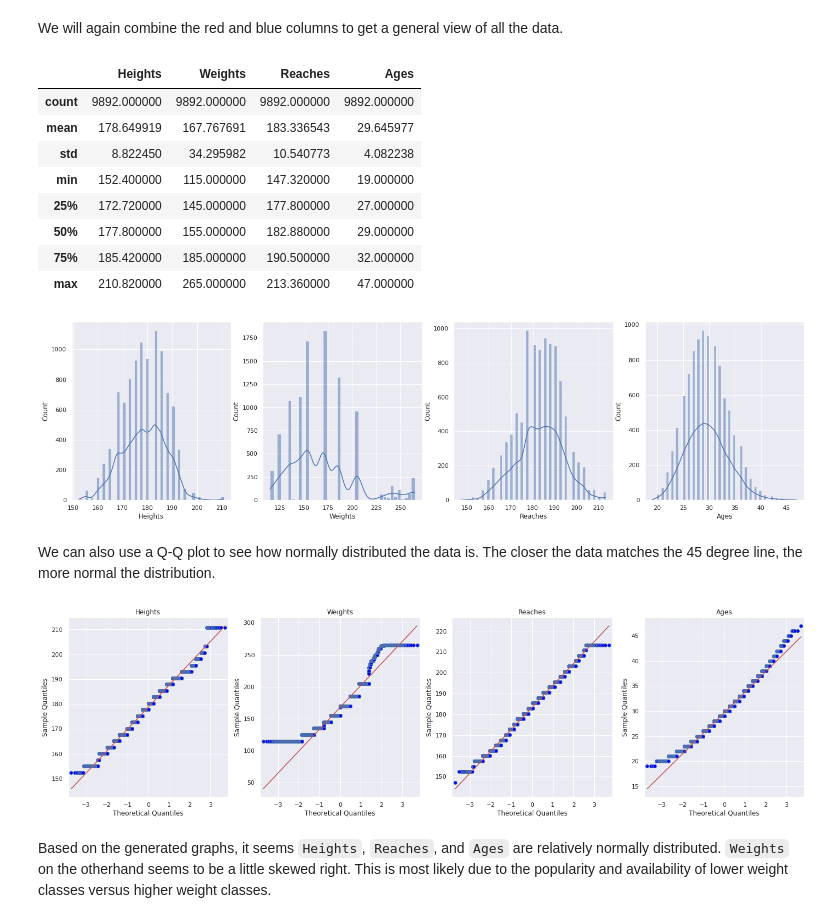
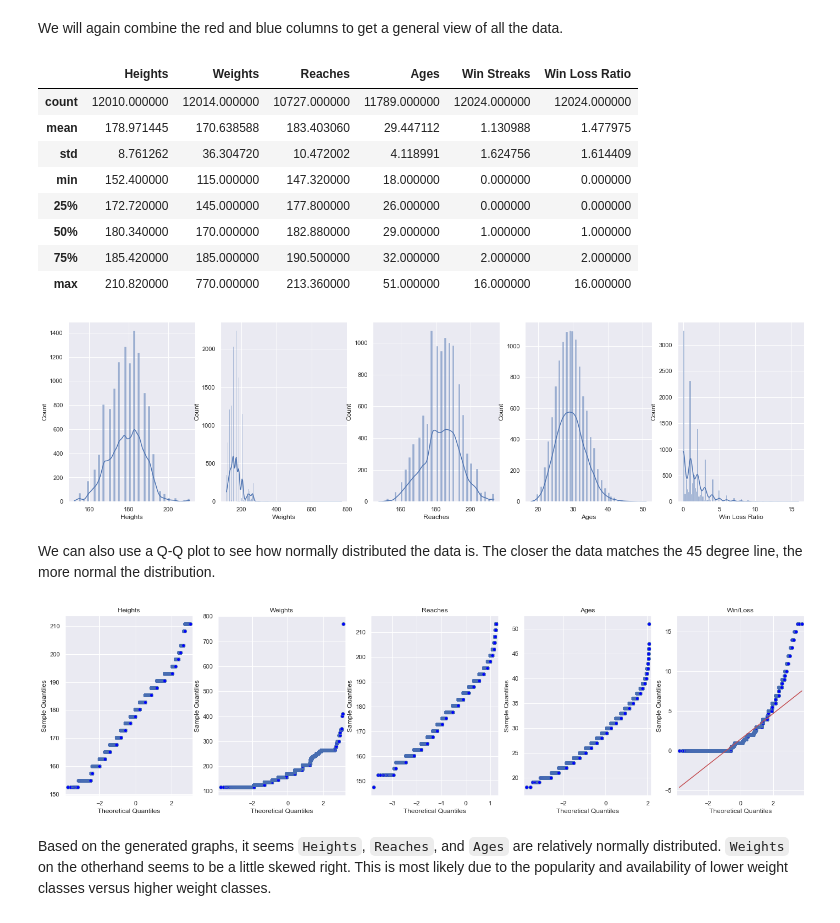
Before and after one commit to andrebhu/ufc-guesser, a Jupyter notebook: notebook.ipynb, the cells around one changed output. Saved outputs shown, nothing was run; the diff lists cells and outputs as text; code cells hidden in the pictures.

```diff
--- a/notebook.ipynb
+++ b/notebook.ipynb
@@ -21,7 +21,7 @@ import warnings
 warnings.filterwarnings('ignore')
 # %%
 # Import data
-file = open("./dataset/data.csv", "r")
+file = open("dataset/data.csv")
 df = pd.read_csv(file)
 df.head()
 # %% [output]
@@ -186,0 +156,15 @@ B_age
+# %%
+wlArray = df.filter(['R_wins', 'R_losses', 'B_wins', 'B_losses'])
+
+wlArray['R_losses'] = wlArray['R_losses'].replace(0,1)
+wlArray['B_losses'] = wlArray['B_losses'].replace(0,1)
+
+df['R_wlr'] = wlArray['R_wins']/wlArray['R_losses']
+df['B_wlr'] = wlArray['B_wins']/wlArray['B_losses']
+df['R_winDiff'] = df['R_wins'] - df['R_losses']
+df['B_winDiff'] = df['B_wins'] - df['B_losses']
+
+print(wlArray)
+
+print(df['R_wlr'])
+print(df['B_wlr'])
@@ -190,53 +192,59 @@ We will again combine the red and blue columns to get a general view of all the
 heights = pd.concat([df['R_Height_cms'], df['B_Height_cms']], axis=0)
 weights = pd.concat([df['R_Weight_lbs'], df['B_Weight_lbs']], axis=0)
 reaches = pd.concat([df['R_Reach_cms'], df['B_Reach_cms']], axis=0)
+wlr = pd.concat([df['R_wlr'], df['B_wlr']], axis=0)
 ages = pd.concat([df['R_age'], df['B_age']], axis=0)
+win_streaks = pd.concat([df['R_current_win_streak'], df['B_current_win_streak']], axis=0)
 
-numerical_features = pd.concat([heights, weights, reaches, ages], axis=1)
-numerical_features.columns = ["Heights", "Weights", "Reaches", "Ages"]
+numerical_features = pd.concat([heights, weights, reaches, ages, win_streaks, wlr], axis=1)
+numerical_features.columns = ["Heights", "Weights", "Reaches", "Ages", "Win Streaks", "Win Loss Ratio"]
 numerical_features.describe()
 # %% [output]
-|  | Heights | Weights | Reaches | Ages |
-| count | 9892.000000 | 9892.000000 | 9892.000000 | 9892.000000 |
-| mean | 178.649919 | 167.767691 | 183.336543 | 29.645977 |
-| std | 8.822450 | 34.295982 | 10.540773 | 4.082238 |
-| min | 152.400000 | 115.000000 | 147.320000 | 19.000000 |
-| 25% | 172.720000 | 145.000000 | 177.800000 | 27.000000 |
-| 50% | 177.800000 | 155.000000 | 182.880000 | 29.000000 |
-| 75% | 185.420000 | 185.000000 | 190.500000 | 32.000000 |
-| max | 210.820000 | 265.000000 | 213.360000 | 47.000000 |
+|  | Heights | Weights | Reaches | Ages | Win Streaks | Win Loss Ratio |
+| count | 12010.000000 | 12014.000000 | 10727.000000 | 11789.000000 | 12024.000000 | 12024.000000 |
+| mean | 178.971445 | 170.638588 | 183.403060 | 29.447112 | 1.130988 | 1.477975 |
+| std | 8.761262 | 36.304720 | 10.472002 | 4.118991 | 1.624756 | 1.614409 |
+| min | 152.400000 | 115.000000 | 147.320000 | 18.000000 | 0.000000 | 0.000000 |
+| 25% | 172.720000 | 145.000000 | 177.800000 | 26.000000 | 0.000000 | 0.000000 |
+| 50% | 180.340000 | 170.000000 | 182.880000 | 29.000000 | 1.000000 | 1.000000 |
+| 75% | 185.420000 | 185.000000 | 190.500000 | 32.000000 | 2.000000 | 2.000000 |
+| max | 210.820000 | 770.000000 | 213.360000 | 51.000000 | 16.000000 | 16.000000 |
 # %%
-fig, a = plt.subplots(ncols=4, figsize=(24, 6))
+fig, a = plt.subplots(ncols=5, figsize=(24, 6))
 
 sns.histplot(numerical_features["Heights"], kde=True, ax=a[0])
 sns.histplot(numerical_features["Weights"], kde=True, ax=a[1])
 sns.histplot(numerical_features["Reaches"], kde=True, ax=a[2])
 sns.histplot(numerical_features["Ages"], kde=True, ax=a[3])
+sns.histplot(numerical_features["Win Loss Ratio"], kde=True, ax=a[4])
+
 
 plt.show()
 # %% [output]
-[figure, old version]
+[figure, new version]
 # %% [markdown]
 We can also use a Q-Q plot to see how normally distributed the data is. The closer the data matches the 45 degree line, the more normal the distribution.
 # %%
 from scipy.stats import lognorm
 import statsmodels.api as sm
 
-fig, a = plt.subplots(ncols=4, figsize=(24, 6))
+fig, a = plt.subplots(ncols=5, figsize=(24, 6))
 
 sm.qqplot(heights, line='s', ax=a[0])
 sm.qqplot(weights, line='s', ax=a[1])
 sm.qqplot(reaches, line='s', ax=a[2])
 sm.qqplot(ages, line='s', ax=a[3])
+sm.qqplot(wlr, line='s', ax=a[4])
 
 a[0].set_title("Heights")
 a[1].set_title("Weights")
 a[2].set_title("Reaches")
 a[3].set_title("Ages")
+a[4].set_title("Win/Loss")
 
 plt.show()
 # %% [output]
-[figure, old version]
+[figure, new version]
 # %% [markdown]
 Based on the generated graphs, it seems `Heights`, `Reaches`, and `Ages` are relatively normally distributed. `Weights` on the otherhand seems to be a little skewed right. This is most likely due to the popularity and availability of lower weight classes versus higher weight classes.
 # %% [markdown]
```
Also changed, not shown: parts of 45 cells of this notebook.
